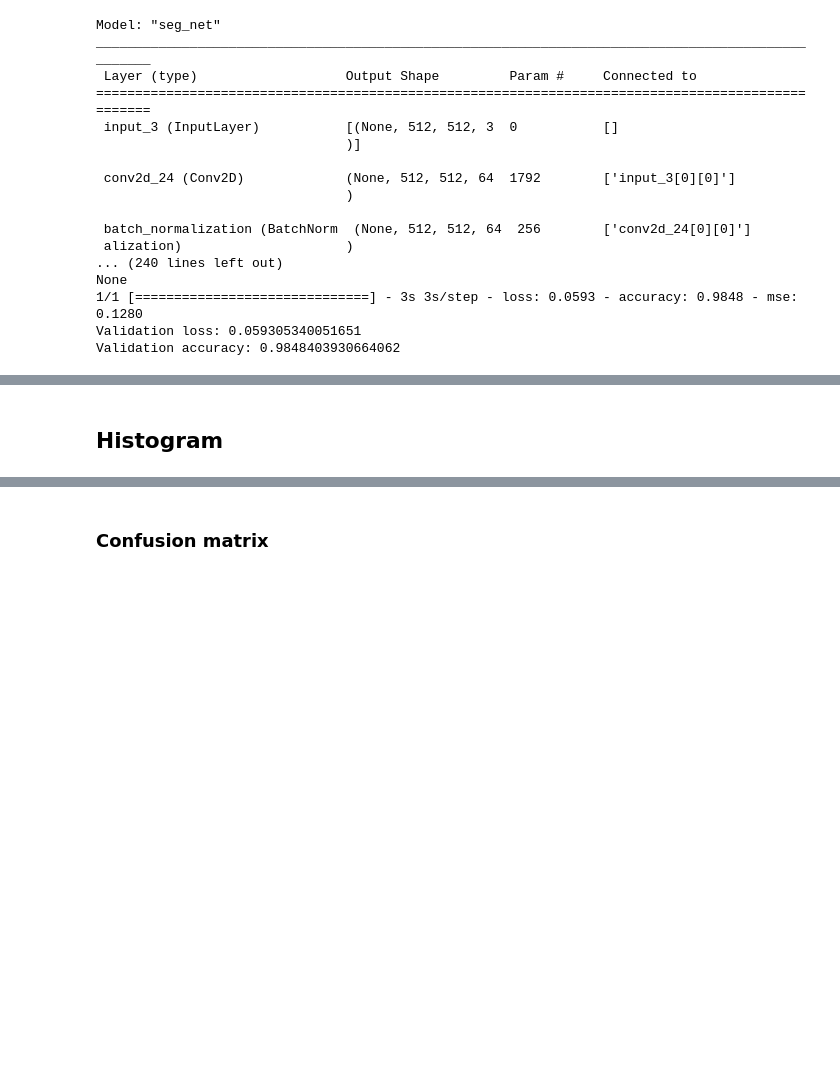
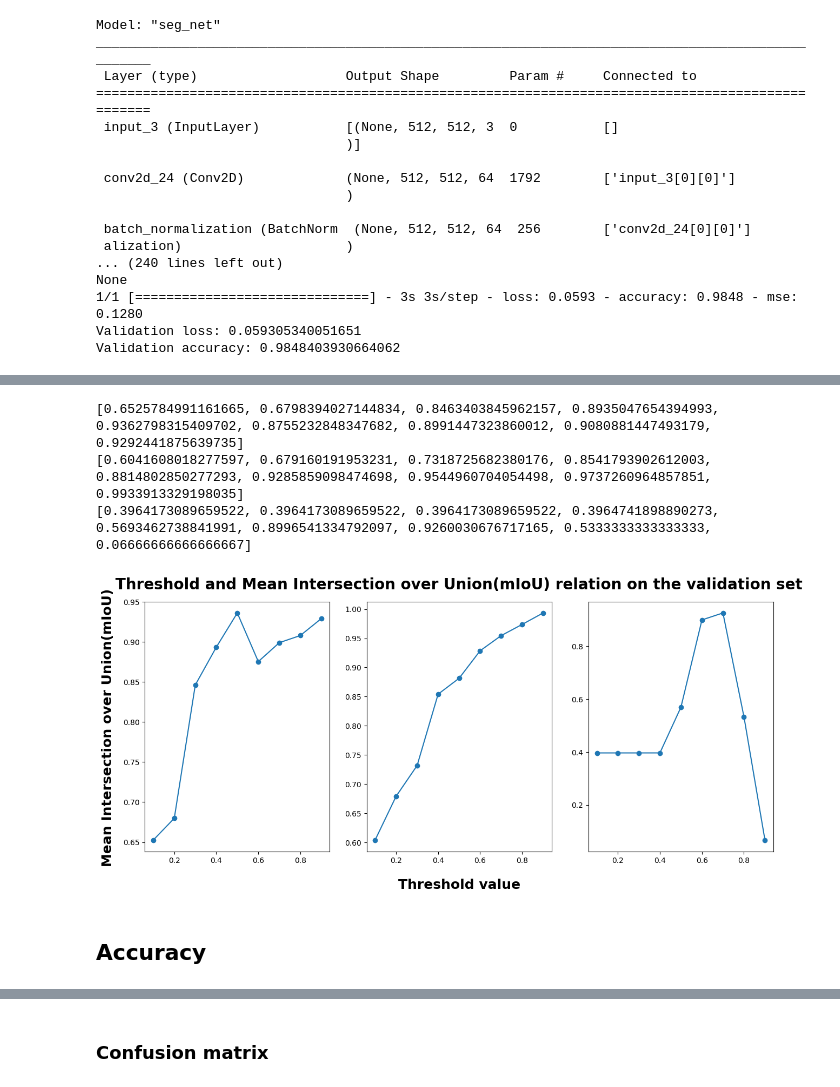
Before and after one commit to radufx/deftrack-experiments, a Jupyter notebook: results.ipynb, the cells around one changed output, grey strips where cells are left out. Cells and saved outputs as stored; diff of their text form; code cells hidden in the pictures; blank space fills up the shorter version.

```diff
--- a/results.ipynb
+++ b/results.ipynb
@@ -307,5 +375,33 @@ fig.savefig('masks-comparison.pdf', bbox_inches = 'tight', pad_inches = 0.1)
+# %%
+print(mean_IoUs_cnet)
+print(mean_IoUs_unet)
+print(mean_IoUs_segnet)
+
+thresholds = [i/10 for i in range(1, 10)]
+
+fig, axs = plt.subplots(1, 3, figsize=(15,6))
+
+axs[0].plot(thresholds, mean_IoUs_cnet, marker='o', linestyle='-')
+
+axs[1].plot(thresholds, mean_IoUs_unet, marker='o', linestyle='-')
+
+axs[2].plot(thresholds, mean_IoUs_segnet, marker='o', linestyle='-')
+
+fig.subplots_adjust(wspace=0.2, hspace=0.2)
+axs[1].text(0.5,1.05, "Threshold and Mean Intersection over Union(mIoU) relation on the validation set", size=20, ha="center",
+         transform=axs[1].transAxes, weight="bold")
+axs[1].text(0.5,-0.15, "Threshold value", size=18, ha="center",
+         transform=axs[1].transAxes, weight="bold")
+axs[0].text(-0.2,-0.05, "Mean Intersection over Union(mIoU)", size=18, ha="center",
+         transform=axs[0].transAxes, weight="bold", rotation=90)
+plt.show()
+# %% [output]
+[0.6525784991161665, 0.6798394027144834, 0.8463403845962157, 0.8935047654394993, 0.9362798315409702, 0.8755232848347682, 0.8991447323860012, 0.9080881447493179, 0.9292441875639735]
+[0.6041608018277597, 0.679160191953231, 0.7318725682380176, 0.8541793902612003, 0.8814802850277293, 0.9285859098474698, 0.9544960704054498, 0.9737260964857851, 0.9933913329198035]
+[0.3964173089659522, 0.3964173089659522, 0.3964173089659522, 0.3964741898890273, 0.5693462738841991, 0.8996541334792097, 0.9260030676717165, 0.5333333333333333, 0.06666666666666667]
+[figure, added]
 # %% [markdown]
-## Histogram
+## Accuracy
 # %%
 mean_accuracies_cnet = []
 mean_accuracies_unet = []
```
Also changed, not shown: parts of 13 cells of this notebook, 8 other files.
